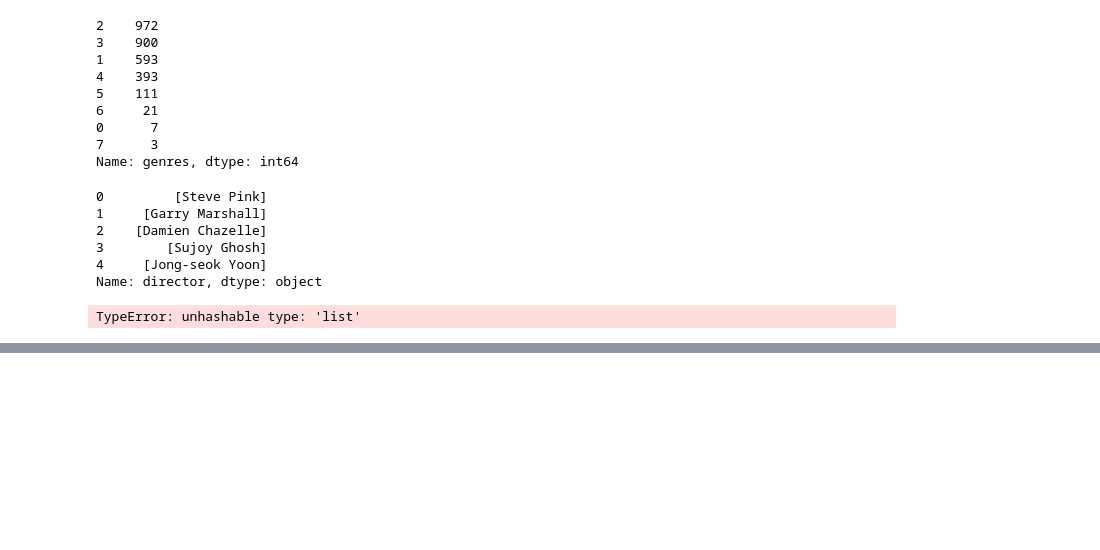
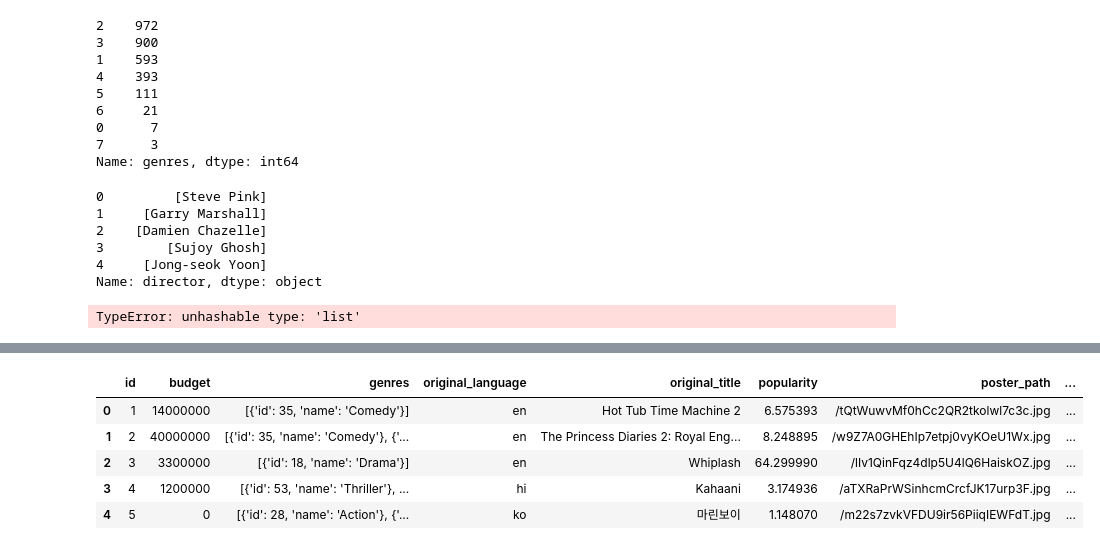
Before and after one commit to vnagapudi/W207-TMDB-Kaggle-Project, a Jupyter notebook: project_final_draft.ipynb, the cells around one changed output, grey strips where cells are left out. Cells and saved outputs as stored; diff of their text form; code cells hidden in the pictures; blank space fills up the shorter version.

```diff
--- a/project_final_draft.ipynb
+++ b/project_final_draft.ipynb
@@ -207,0 +227,12 @@ TypeError: unhashable type: 'list'
+# %%
+clean_train = train
+clean_train=clean_train.drop(columns=['homepage','imdb_id','tagline','overview','belongs_to_collection'])
+clean_train['collection'] = list(train['belongs_to_collection'].apply(lambda x: [i['name'] for i in get_dictionary(x)] if x != {} else []).values)
+clean_train.head()
+# %% [output]
+|  | id | budget | genres | original_language | original_title | popularity | poster_path | ... |
+| 0 | 1 | 14000000 | [{'id': 35, 'name': 'Comedy'}] | en | Hot Tub Time Machine 2 | 6.575393 | /tQtWuwvMf0hCc2QR2tkolwl7c3c.jpg | ... |
+| 1 | 2 | 40000000 | [{'id': 35, 'name': 'Comedy'}, {'... | en | The Princess Diaries 2: Royal Eng... | 8.248895 | /w9Z7A0GHEhIp7etpj0vyKOeU1Wx.jpg | ... |
+| 2 | 3 | 3300000 | [{'id': 18, 'name': 'Drama'}] | en | Whiplash | 64.299990 | /lIv1QinFqz4dlp5U4lQ6HaiskOZ.jpg | ... |
+| 3 | 4 | 1200000 | [{'id': 53, 'name': 'Thriller'}, ... | hi | Kahaani | 3.174936 | /aTXRaPrWSinhcmCrcfJK17urp3F.jpg | ... |
+| 4 | 5 | 0 | [{'id': 28, 'name': 'Action'}, {'... | ko | 마린보이 | 1.148070 | /m22s7zvkVFDU9ir56PiiqIEWFdT.jpg | ... |
```
Also changed, not shown: parts of 6 cells of this notebook.
